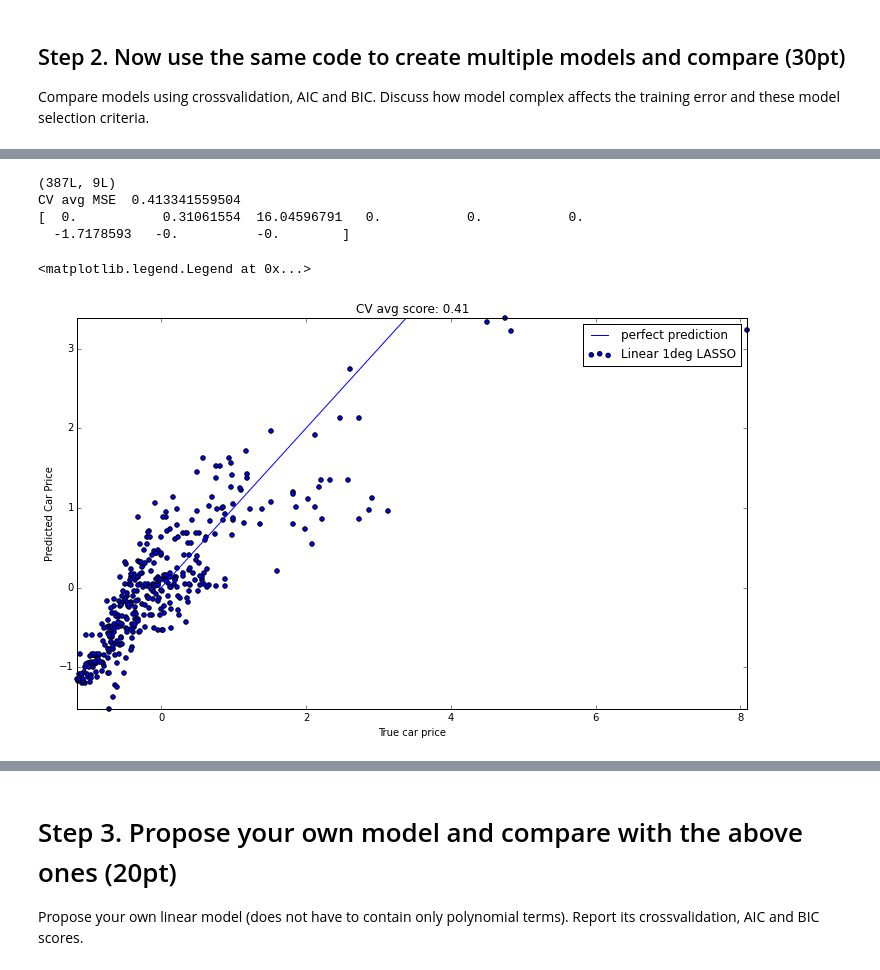
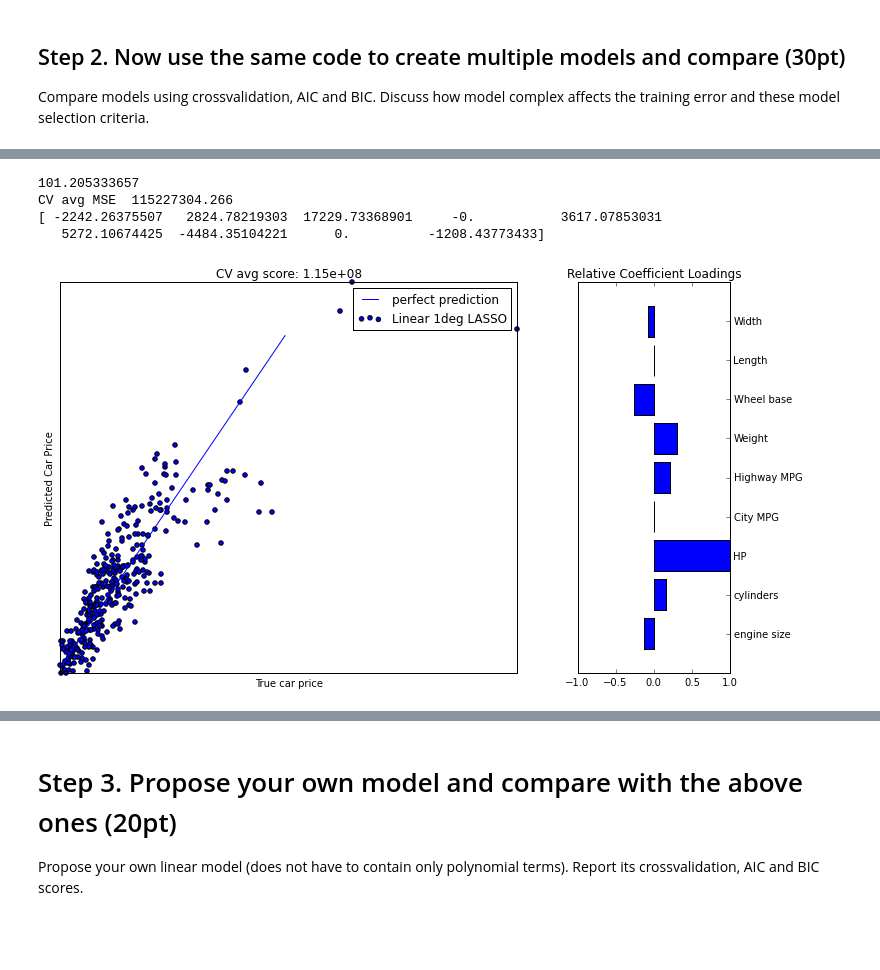
Before and after one commit to rtbs-dev/F15_MAE301, a Jupyter notebook: MAE301HW5_Student.ipynb, the cells around one changed output, grey strips where cells are left out. Cells and saved outputs as stored; diff of their text form; code cells hidden in the pictures; blank space fills up the shorter version.

```diff
--- a/MAE301HW5_Student.ipynb
+++ b/MAE301HW5_Student.ipynb
@@ -302,40 +214,58 @@ Computing regularization path using the Lars lasso...
 # %%
+from sklearn.linear_model import LassoCV, Lasso
 # response are car prices, i.e., the first column of the data matrix #
-y = data_scaled[:,0]
-
+y_train = y
+#y = scaler_func.fit_transform(np.log10(scaler_func.inverse_transform(data_scaled)[:,0]))
 # covariates are the other columns. Dealer cost is not included since it correlates too much with the price #
-X = data_scaled[:,2:data_scaled.shape[1]]
-print X.shape
+X_train = data_scaled[:]
+#print X.shape
 #poly = PolynomialFeatures(2)
 #X = poly.fit_transform(X)
-model=LassoCV(cv=ncv) #alpha based on CV for ncv from above
-model.fit(X, y)
-yhat = model.predict(X)
-
-
-plt.figure(figsize=(12, 7))
-plt.scatter(y, yhat, label="Linear 1deg LASSO", clip_on=False)
+model=LassoCV(cv=ncv, fit_intercept=True) #alpha based on CV for ncv from above
+#model=Lasso(0.)
+model.fit(X_train, y_train)
+yhat = model.predict(X_train)
+print model.alpha_
 
 scores = cross_validation.cross_val_score(model,
-        X, y, scoring="mean_squared_error", cv=ncv)
+        X_train, y_train, scoring="mean_squared_error", cv=ncv)
 print "CV avg MSE ",-1*scores.mean()
 print model.coef_
 #plt.plot(model.mse_path_)
-
-plt.title("CV avg score: {:.2}".format(abs(scores.mean())))
-plt.xlabel("True car price")
-plt.ylabel("Predicted Car Price")
-plt.plot(range(6), label="perfect prediction")
-plt.xlim((min(y_train), max(y_train)))
-plt.ylim((min(yhat), max(yhat)))
-plt.legend()
 # %% [output]
-(387L, 9L)
-CV avg MSE  0.413341559504
-[  0.           0.31061554  16.04596791   0.           0.           0.
-  -1.7178593   -0.          -0.        ]
+101.205333657
+CV avg MSE  115227304.266
+[ -2242.26375507   2824.78219303  17229.73368901     -0.           3617.07853031
+   5272.10674425  -4484.35104221      0.          -1208.43773433]
-<matplotlib.legend.Legend at 0x...>
-[figure, removed]
+# %%
+from matplotlib import gridspec
+plt.figure(figsize=(12, 7))
+gs = gridspec.GridSpec(1, 2, width_ratios=[3, 1])
+
+ax = plt.subplot(gs[0])
+plt.setp(ax, xticks=(), yticks=())
+plt.scatter(y, yhat, label="Linear 1deg LASSO", clip_on=False)
+
+
+plt.title("CV avg score: {:.3}".format(abs(scores.mean())))
+plt.xlabel("True car price")
+plt.ylabel("Predicted Car Price")
+plt.plot(range(100000), label="perfect prediction")
+plt.xlim((min(y), max(y)))
+plt.ylim((min(yhat), max(yhat)))
+plt.legend()
+
+
+ax = plt.subplot(gs[1])
+ypos = np.arange(len(var[1:]))
+plt.barh(ypos, model.coef_/model.coef_.max(), align='center')
+plt.yticks(ypos, var[1:])
+ax.yaxis.tick_right()
+plt.title("Relative Coefficient Loadings")
+plt.xlim([-1,1])
+fig.tight_layout(pad=1.9)
+# %% [output]
+[figure, added]
 # %%
 #print model.path(X,y)[1]
 fig, ax=plt.subplots(ncols=2, figsize=(15,7))
```
Also changed, not shown: parts of 12 cells of this notebook.
